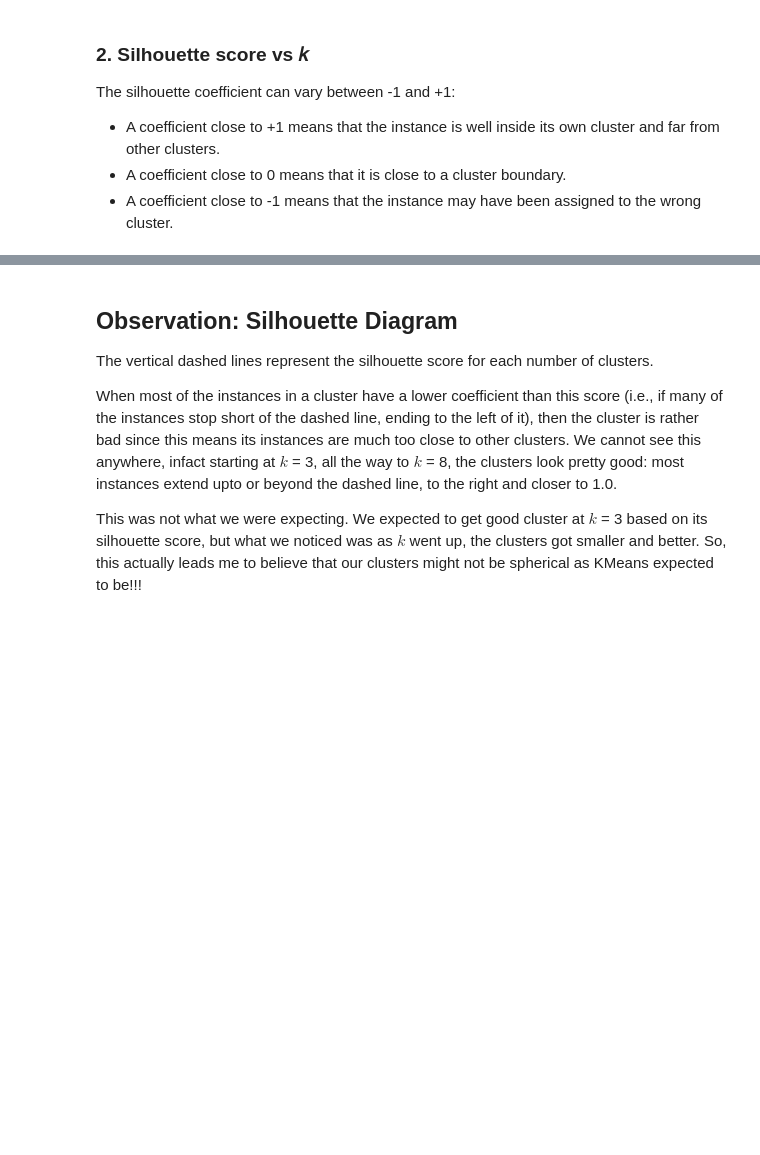
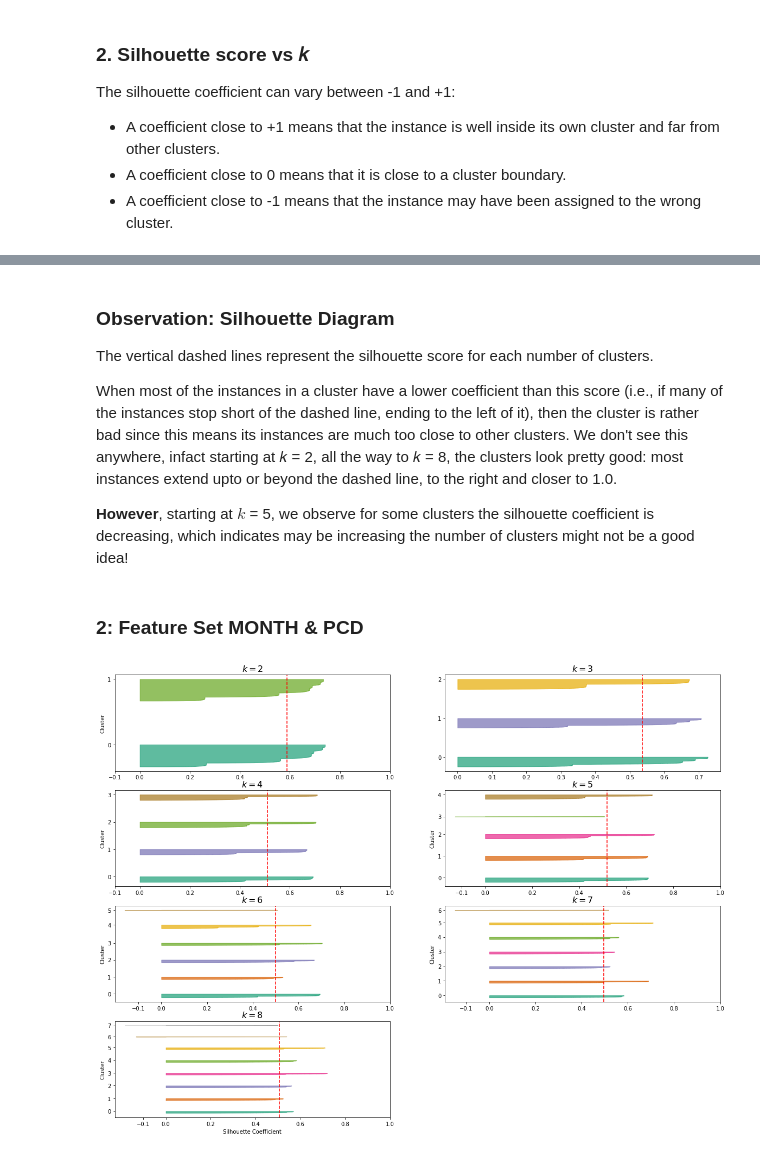
Before and after one commit to shressujan/stocks, a Jupyter notebook: stocks_analysis.ipynb, the cells around one changed output, grey strips where cells are left out. Saved outputs shown, nothing was run; the diff lists cells and outputs as text; code cells hidden in the pictures; blank space fills up the shorter version.

```diff
--- a/stocks_analysis.ipynb
+++ b/stocks_analysis.ipynb
@@ -264,8 +329,13 @@ plt.show()
 # %% [markdown]
-## **Observation: Silhouette Diagram**
-
+### **Observation: Silhouette Diagram**
 The vertical dashed lines represent the silhouette score for each number of clusters.
 
-When most of the instances in a cluster have a lower coefficient than this score (i.e., if many of the instances stop short of the dashed line, ending to the left of it), then the cluster is rather bad since this means its instances are much too close to other clusters. We cannot see this anywhere, infact starting at $k$ = 3, all the way to $k$ = 8, the clusters look pretty good: most instances extend upto or beyond the dashed line, to the right and closer to 1.0.
+When most of the instances in a cluster have a lower coefficient than this score (i.e., if many of the instances stop short of the dashed line, ending to the left of it), then the cluster is rather bad since this means its instances are much too close to other clusters. We don't see this anywhere, infact starting at  𝑘  = 2, all the way to  𝑘  = 8, the clusters look pretty good: most instances extend upto or beyond the dashed line, to the right and closer to 1.0.
 
-This  was not what we were expecting. We expected to get good cluster at $k$ = 3 based on its silhouette score, but what we noticed was as $k$ went up, the clusters got smaller and better. So, this actually leads me to believe that our clusters might not be spherical as KMeans expected to be!!!
+**However**, starting at $k$ = 5, we observe for some clusters the silhouette coefficient is decreasing, which indicates may be increasing the number of clusters might not be a good idea!
+# %% [markdown]
+### **2: Feature Set MONTH & PCD**
+# %%
+silhouette_diagram(kmeans_per_k_X2, X2, silhouette_scores_X2)
+# %% [output]
+[figure, added]
```
Also changed, not shown: parts of 28 cells of this notebook.
